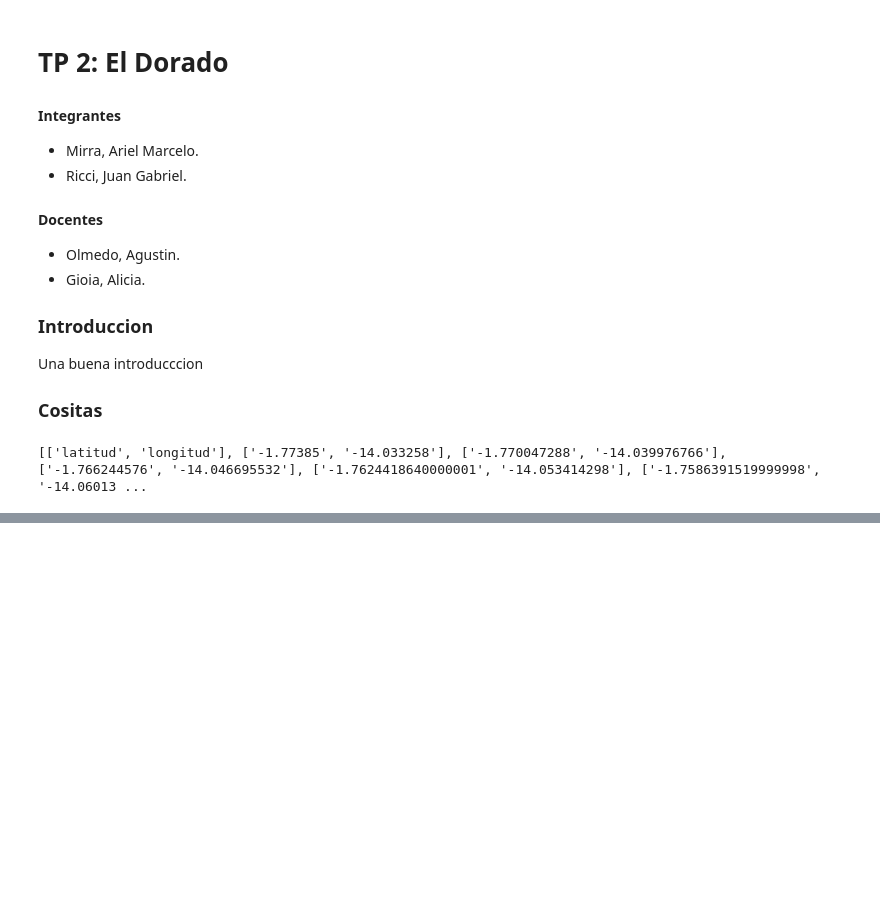
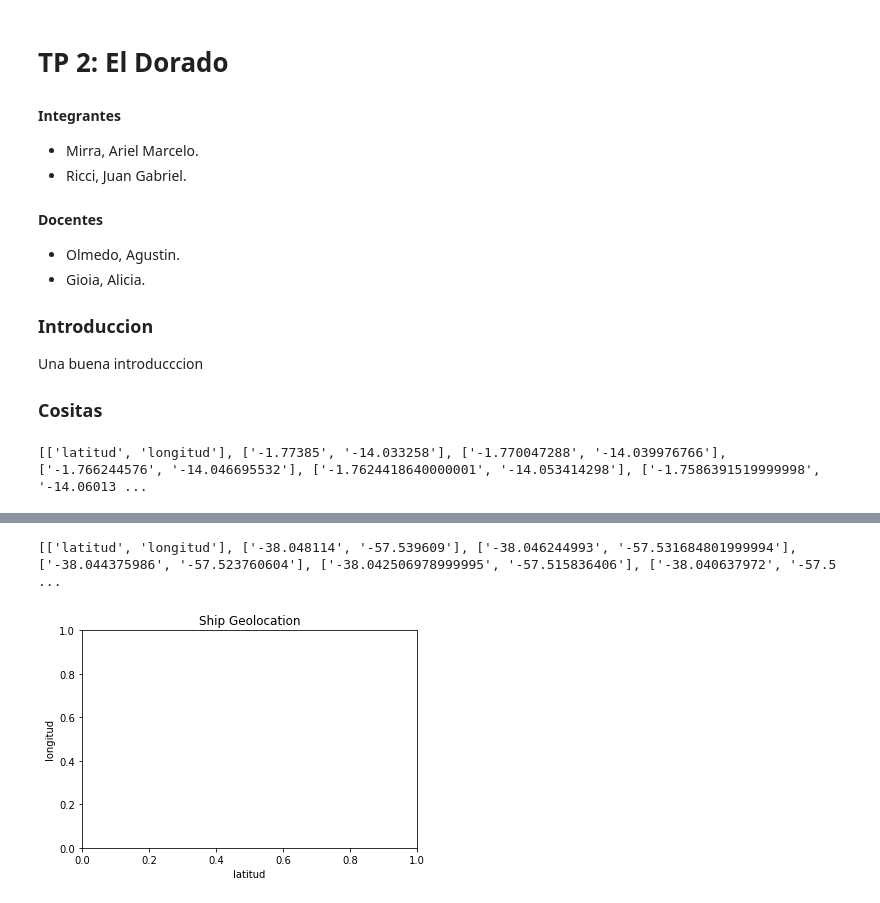
Before and after one commit to AriMirra/python-math, a Jupyter notebook: tp2/TP2 - El Dorado.ipynb, the cells around one changed output, grey strips where cells are left out. Drawn from its saved outputs; the diff is of its cells as text; code cells hidden in the pictures; blank space fills up the shorter version.

Commit message:
plot 1

```diff
--- a/tp2/TP2 - El Dorado.ipynb
+++ b/tp2/TP2 - El Dorado.ipynb
@@ -40,2 +38,14 @@ import matplotlib as plt
+# %%
+# plotear ambos por separado
+import matplotlib.pyplot as plt
+# conozco ship_geo y seaquake_geo, que son listast de listas tal que [[latitud, longitud], [la1, lo1], ..., [laN, loN]]
+plt.title("Ship Geolocation")
+plt.xlabel("latitud")
+plt.ylabel("longitud")
+#el ship_path[-1]
+print(ship_path)
+# %% [output]
+[['latitud', 'longitud'], ['-38.048114', '-57.539609'], ['-38.046244993', '-57.531684801999994'], ['-38.044375986', '-57.523760604'], ['-38.042506978999995', '-57.515836406'], ['-38.040637972', '-57.5 ...
+[figure, added]
 # %%
 # la interseccion y toda la wea
```
Also changed, not shown: parts of 2 cells of this notebook.
